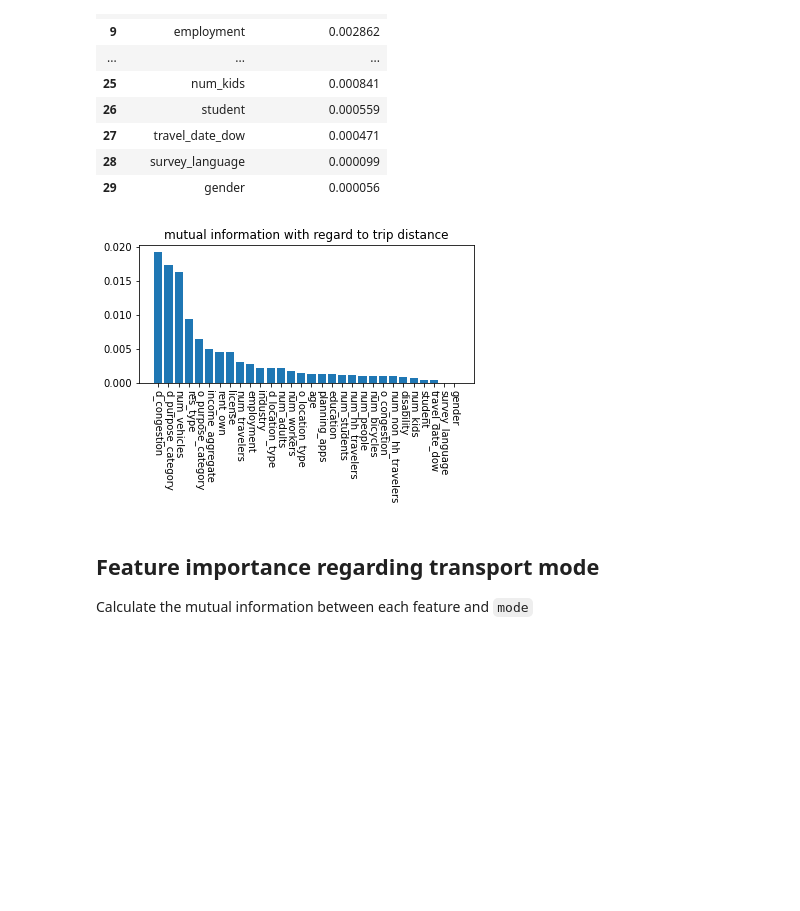
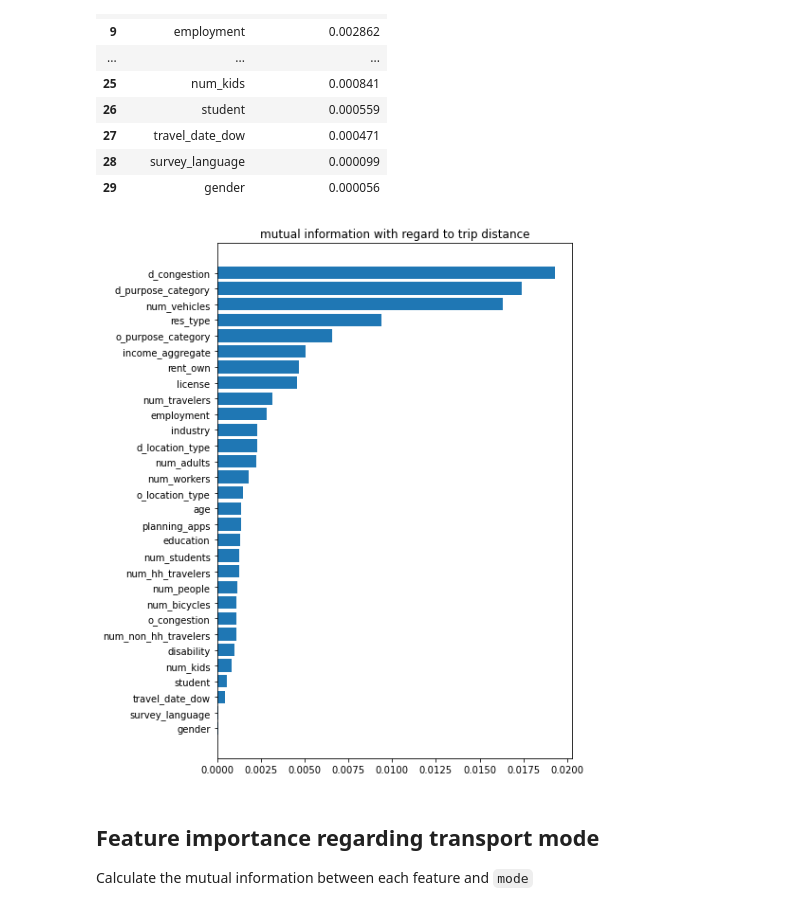
Before and after one commit to elxl/Decisionaid-ML, a Jupyter notebook: feature_selection_mutual_info.ipynb, the cells around one changed output. Saved outputs shown, nothing was run; the diff lists cells and outputs as text; code cells hidden in the pictures; blank space fills up the shorter version.

Commit message:
Modified plotting code, add ground truth distance for comparison.

```diff
--- a/feature_selection_mutual_info.ipynb
+++ b/feature_selection_mutual_info.ipynb
@@ -74,14 +74,19 @@ mutual_info_distance_df
 | 28 | survey_language | 0.000099 |
 | 29 | gender | 0.000056 |
 # %%
+from matplotlib.pyplot import figure
 
-plt.bar(mutual_info_distance_df['feature_name'], mutual_info_distance['mutual_information'])
-plt.xticks(rotation=270)
+fig, ax = plt.subplots()
+fig.set_size_inches(8, 10)
+ax.barh(mutual_info_distance_df['feature_name'], mutual_info_distance_df['mutual_information'])
+plt.gca().invert_yaxis()
+
+# plt.xticks(rotation=270)
 plt.title('mutual information with regard to trip distance')
-plt.subplots_adjust(bottom=0.4)
+plt.subplots_adjust(left=0.25)
 plt.savefig('image/mutual_info_distance.eps')
 # %% [output]
-[figure, old version]
+[figure, new version]
 # %% [markdown]
 ## Feature importance regarding transport mode
 Calculate the mutual information between each feature and `mode`
```
Also changed, not shown: parts of 1 cell of this notebook, 2 other files.
